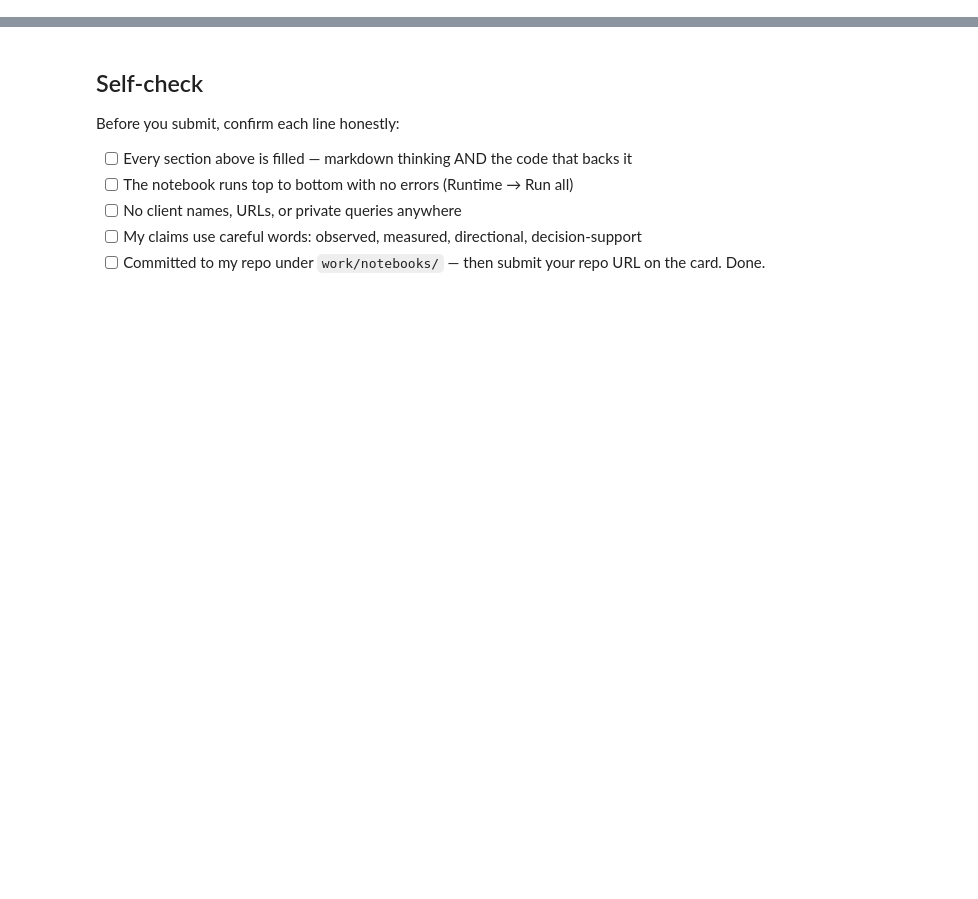
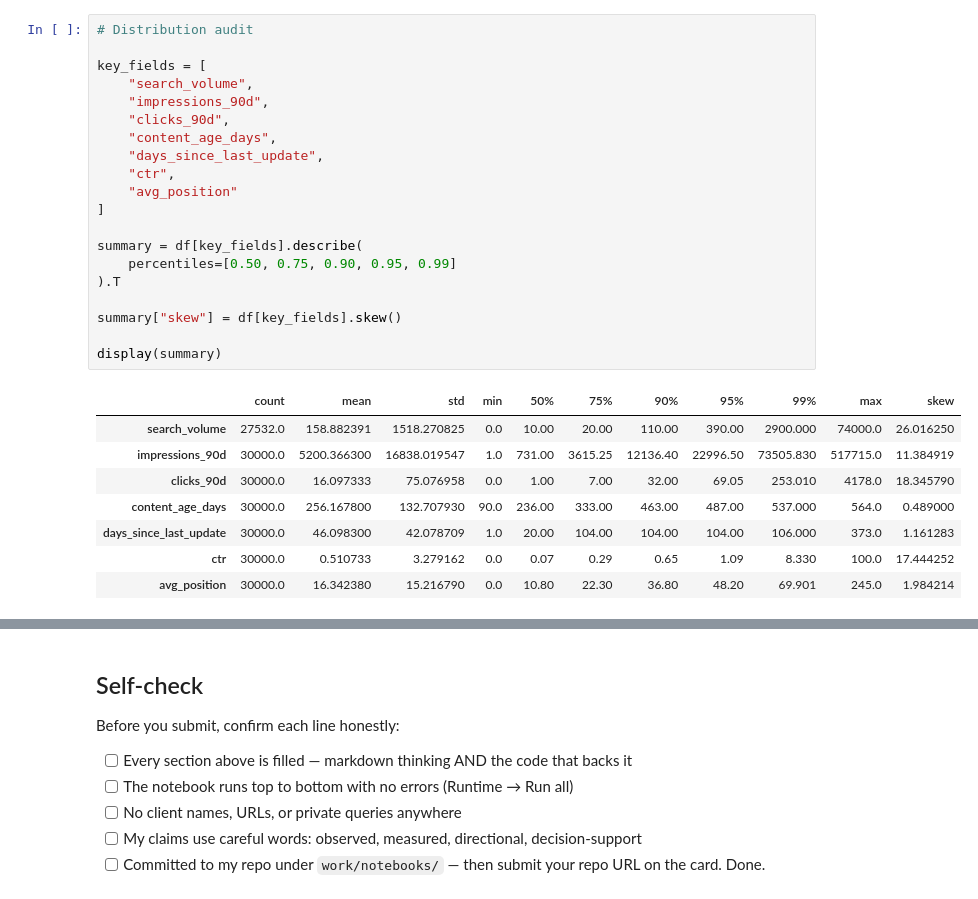
Before and after one commit to smaharx/ml-engineering-playground, a Jupyter notebook: work/notebooks/w04_signal_audit.ipynb, the cells around one changed output, grey strips where cells are left out. Drawn from its saved outputs; the diff is of its cells as text; blank space fills up the shorter version.

```diff
--- a/work/notebooks/w04_signal_audit.ipynb
+++ b/work/notebooks/w04_signal_audit.ipynb
@@ -36,0 +58,29 @@ This skeleton is yours to fill. Work the sections **in order** — each one has
+# %%
+# Distribution audit
+
+key_fields = [
+    "search_volume",
+    "impressions_90d",
+    "clicks_90d",
+    "content_age_days",
+    "days_since_last_update",
+    "ctr",
+    "avg_position"
+]
+
+summary = df[key_fields].describe(
+    percentiles=[0.50, 0.75, 0.90, 0.95, 0.99]
+).T
+
+summary["skew"] = df[key_fields].skew()
+
+display(summary)
+# %% [output]
+|  | count | mean | std | min | 50% | 75% | 90% | 95% | 99% | max | skew |
+| search_volume | 27532.0 | 158.882391 | 1518.270825 | 0.0 | 10.00 | 20.00 | 110.00 | 390.00 | 2900.000 | 74000.0 | 26.016250 |
+| impressions_90d | 30000.0 | 5200.366300 | 16838.019547 | 1.0 | 731.00 | 3615.25 | 12136.40 | 22996.50 | 73505.830 | 517715.0 | 11.384919 |
+| clicks_90d | 30000.0 | 16.097333 | 75.076958 | 0.0 | 1.00 | 7.00 | 32.00 | 69.05 | 253.010 | 4178.0 | 18.345790 |
+| content_age_days | 30000.0 | 256.167800 | 132.707930 | 90.0 | 236.00 | 333.00 | 463.00 | 487.00 | 537.000 | 564.0 | 0.489000 |
+| days_since_last_update | 30000.0 | 46.098300 | 42.078709 | 1.0 | 20.00 | 104.00 | 104.00 | 104.00 | 106.000 | 373.0 | 1.161283 |
+| ctr | 30000.0 | 0.510733 | 3.279162 | 0.0 | 0.07 | 0.29 | 0.65 | 1.09 | 8.330 | 100.0 | 17.444252 |
+| avg_position | 30000.0 | 16.342380 | 15.216790 | 0.0 | 10.80 | 22.30 | 36.80 | 48.20 | 69.901 | 245.0 | 1.984214 |
```
Also changed, not shown: parts of 25 cells of this notebook.
